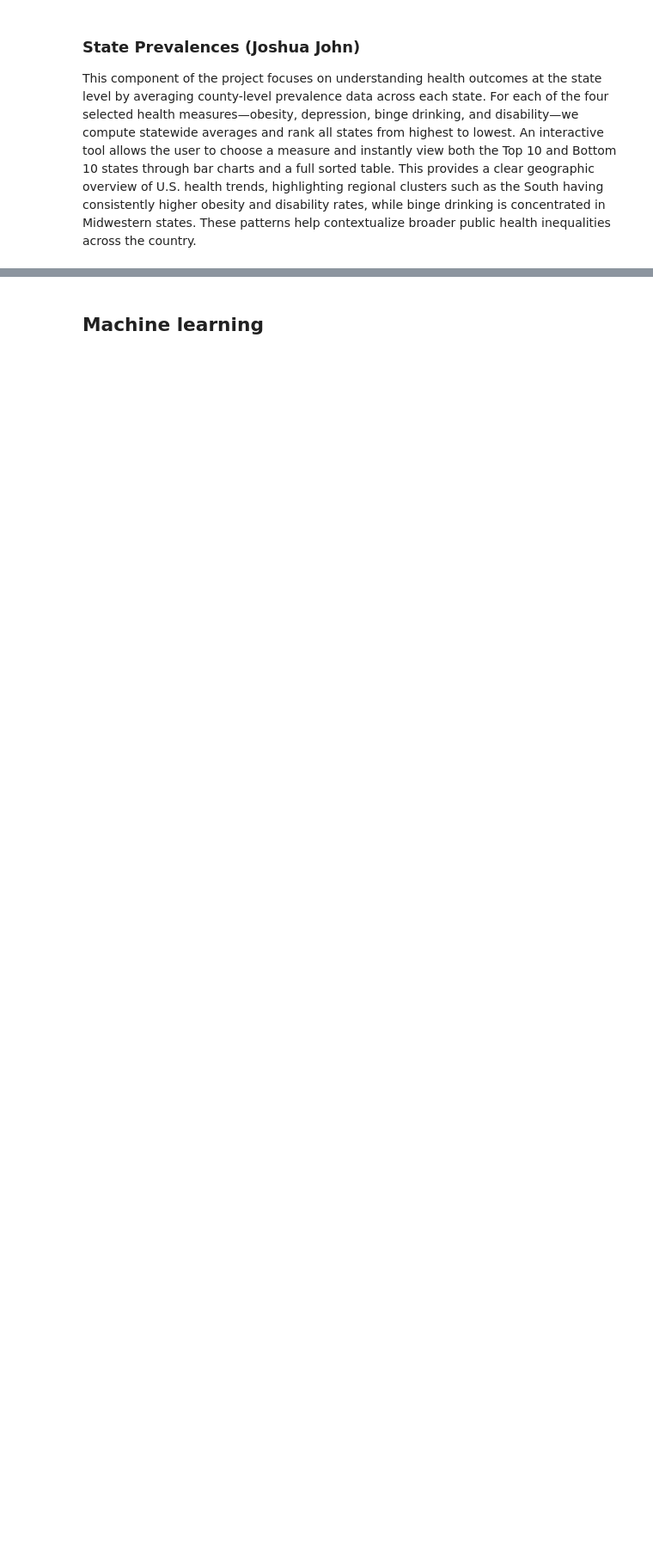
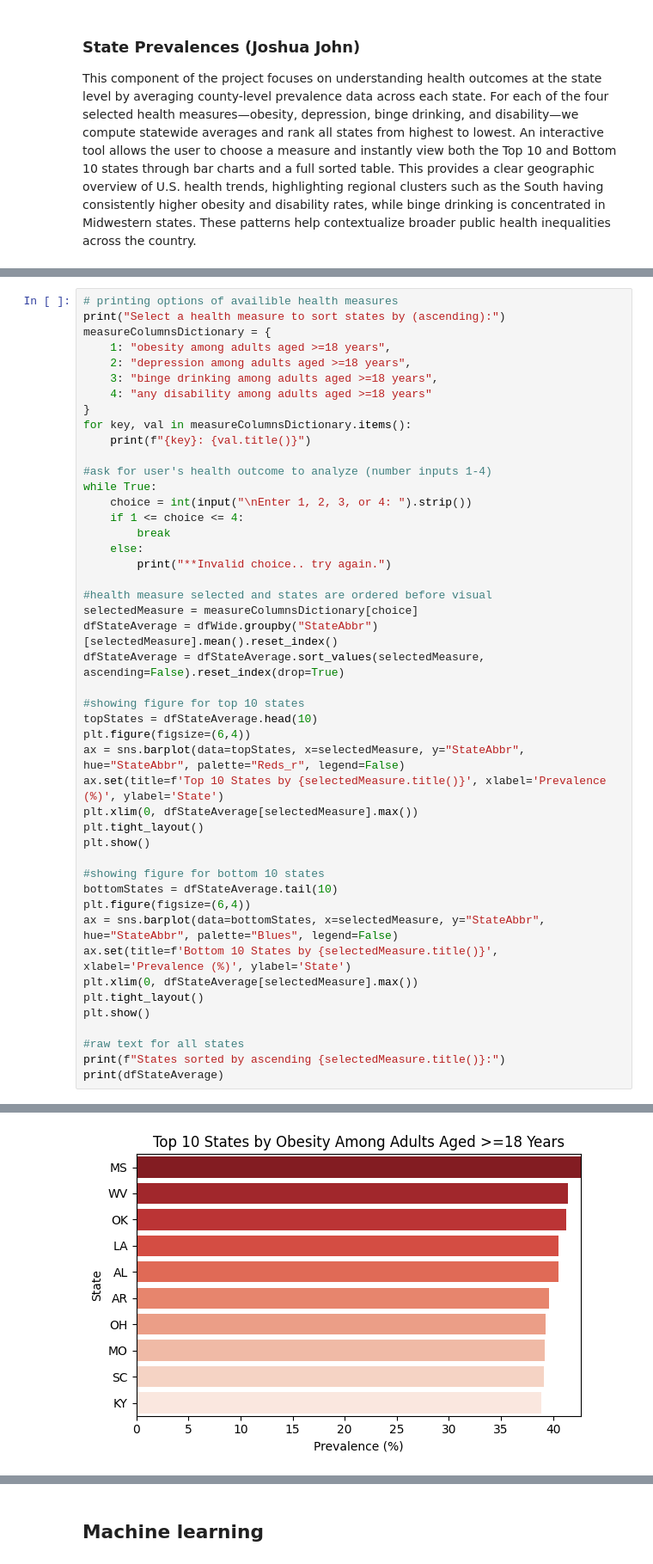
Before and after one commit to jjohn314/exploring-health-outcomes, a Jupyter notebook: prog_report.ipynb, the cells around one changed output, grey strips where cells are left out. Shown at 86% size. Cells and saved outputs as stored; diff of their text form; blank space fills up the shorter version.

```diff
--- a/prog_report.ipynb
+++ b/prog_report.ipynb
@@ -240,0 +195,47 @@ print(dfStateAverage)
+# %%
+# printing options of availible health measures
+print("Select a health measure to sort states by (ascending):")
+measureColumnsDictionary = {
+    1: "obesity among adults aged >=18 years",
+    2: "depression among adults aged >=18 years",
+    3: "binge drinking among adults aged >=18 years",
+    4: "any disability among adults aged >=18 years"
+}
+for key, val in measureColumnsDictionary.items():
+    print(f"{key}: {val.title()}")
+
+#ask for user's health outcome to analyze (number inputs 1-4)
+while True:
+    choice = int(input("\nEnter 1, 2, 3, or 4: ").strip())
+    if 1 <= choice <= 4:
+        break
+    else:
+        print("**Invalid choice.. try again.")
+
+#health measure selected and states are ordered before visual
+selectedMeasure = measureColumnsDictionary[choice]
+dfStateAverage = dfWide.groupby("StateAbbr")[selectedMeasure].mean().reset_index()
+dfStateAverage = dfStateAverage.sort_values(selectedMeasure, ascending=False).reset_index(drop=True)
+
+#showing figure for top 10 states
+topStates = dfStateAverage.head(10)
+plt.figure(figsize=(6,4))
+ax = sns.barplot(data=topStates, x=selectedMeasure, y="StateAbbr", hue="StateAbbr", palette="Reds_r", legend=False)
+ax.set(title=f'Top 10 States by {selectedMeasure.title()}', xlabel='Prevalence (%)', ylabel='State')
+plt.xlim(0, dfStateAverage[selectedMeasure].max())
+plt.tight_layout()
+plt.show()
+
+#showing figure for bottom 10 states
+bottomStates = dfStateAverage.tail(10)
+plt.figure(figsize=(6,4))
+ax = sns.barplot(data=bottomStates, x=selectedMeasure, y="StateAbbr", hue="StateAbbr", palette="Blues", legend=False)
+ax.set(title=f'Bottom 10 States by {selectedMeasure.title()}', xlabel='Prevalence (%)', ylabel='State')
+plt.xlim(0, dfStateAverage[selectedMeasure].max())
+plt.tight_layout()
+plt.show()
+
+#raw text for all states
+print(f"States sorted by ascending {selectedMeasure.title()}:")
+print(dfStateAverage)
+# %% [output]
@@ -240,0 +247 @@ print(dfStateAverage)
+[figure, added]
```
Also changed, not shown: parts of 13 cells of this notebook.
